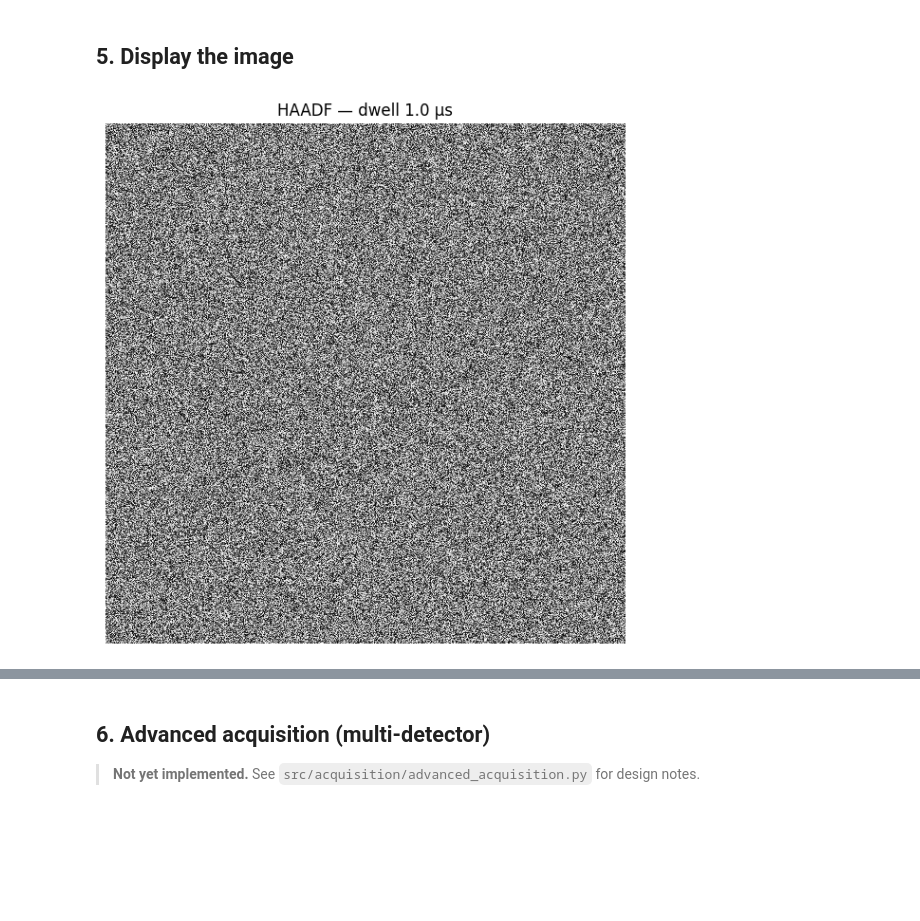
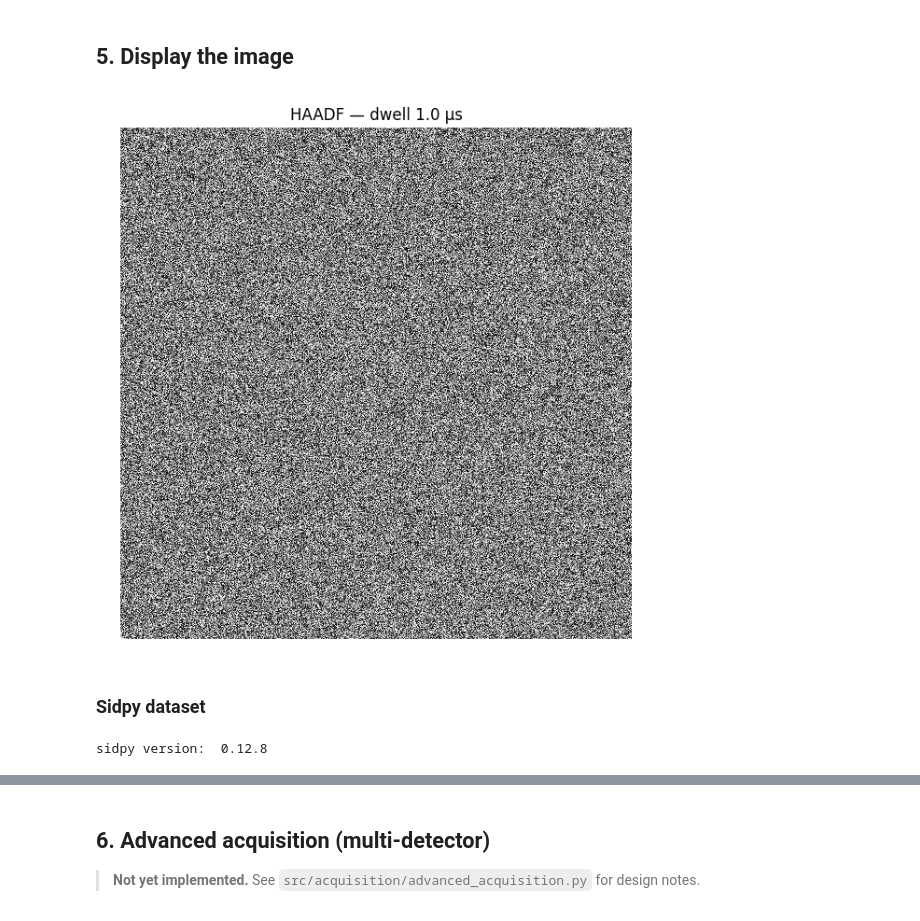
Before and after one commit to utkarshp1161/PyTango-tutorial, a Jupyter notebook: Autoscript-min-Pytango/notebooks/1_Client_tutorial.ipynb, the cells around one changed output, grey strips where cells are left out. Saved outputs shown, nothing was run; the diff lists cells and outputs as text; code cells hidden in the pictures; blank space fills up the shorter version.

Commit message:
add: SiDpy to visualize

```diff
--- a/Autoscript-min-Pytango/notebooks/1_Client_tutorial.ipynb
+++ b/Autoscript-min-Pytango/notebooks/1_Client_tutorial.ipynb
@@ -114,10 +114,10 @@ image_height: 1024
 # get_image returns DevEncoded = (json_metadata_str, raw_bytes)
 json_meta, raw_bytes = microscope_proxy.get_image('haadf')
 
-meta  = json.loads(json_meta)
-image = np.frombuffer(raw_bytes, dtype=meta['dtype']).reshape(meta['shape'])
+metadata  = dict(json.loads(json_meta))
+image = np.frombuffer(raw_bytes, dtype=metadata['dtype']).reshape(metadata['shape'])
 
-print('Metadata:', json.dumps(meta, indent=2))
+print('Metadata:', metadata)
 print('Image shape:', image.shape)
 print('Image dtype:', image.dtype)
 # %% [output]
@@ -138,9 +129,20 @@ Image dtype: uint16
 # %%
 fig, ax = plt.subplots(figsize=(6, 6))
 ax.imshow(image, cmap='gray', interpolation='none')
-ax.set_title(f"HAADF — dwell {meta['dwell_time']*1e6:.1f} µs")
+ax.set_title(f"HAADF — dwell {metadata['dwell_time']*1e6:.1f} µs")
 ax.axis('off')
 plt.tight_layout()
 plt.show()
 # %% [output]
-[figure, old version]
+[figure, new version]
+# %% [markdown]
+### Sidpy dataset
+# %%
+%matplotlib widget
+import matplotlib.pyplot as plt
+import numpy as np
+
+import sidpy
+print('sidpy version: ', sidpy.__version__)
+# %% [output]
+sidpy version:  0.12.8
```
Also changed, not shown: parts of 4 cells of this notebook, 4 other files.
